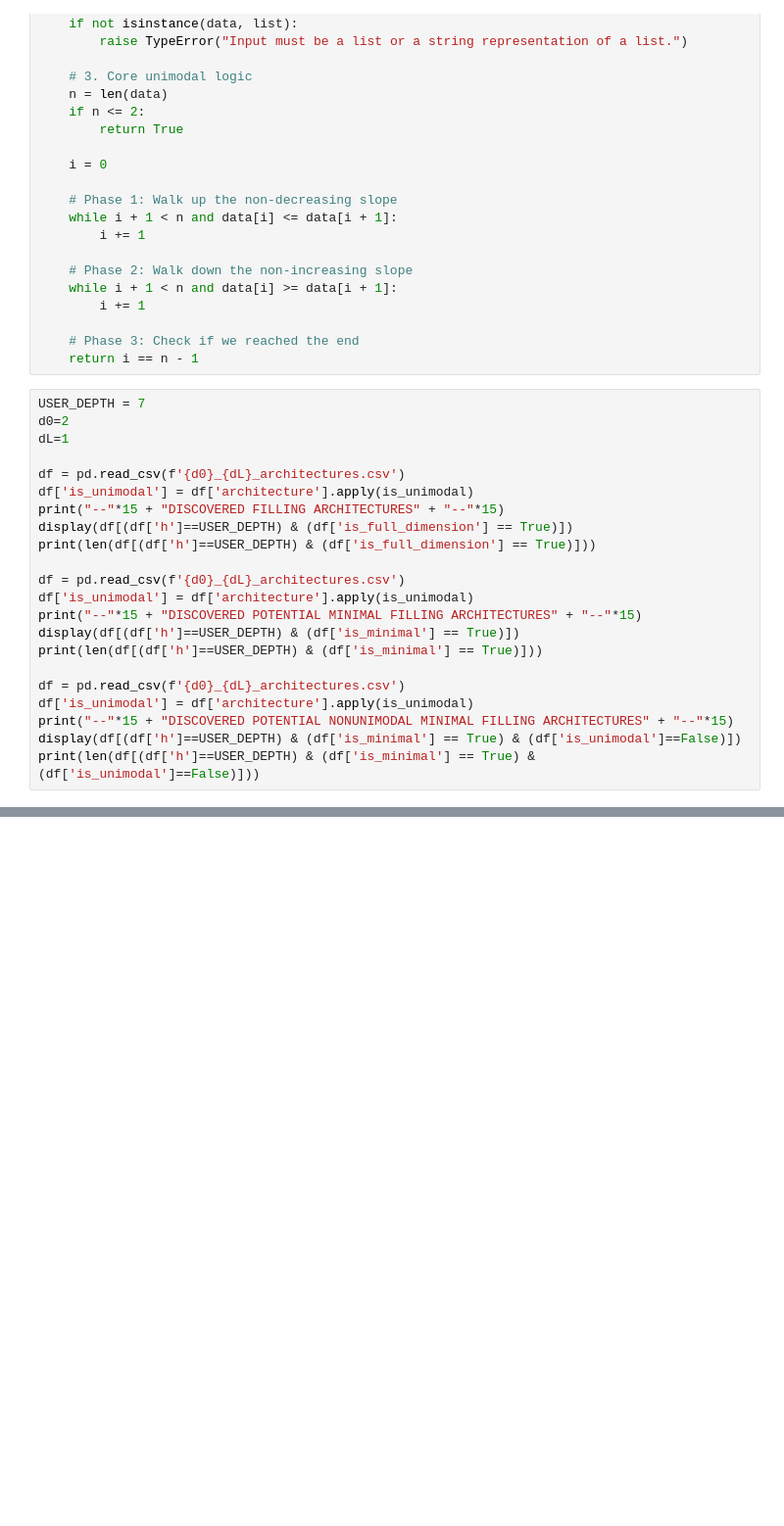
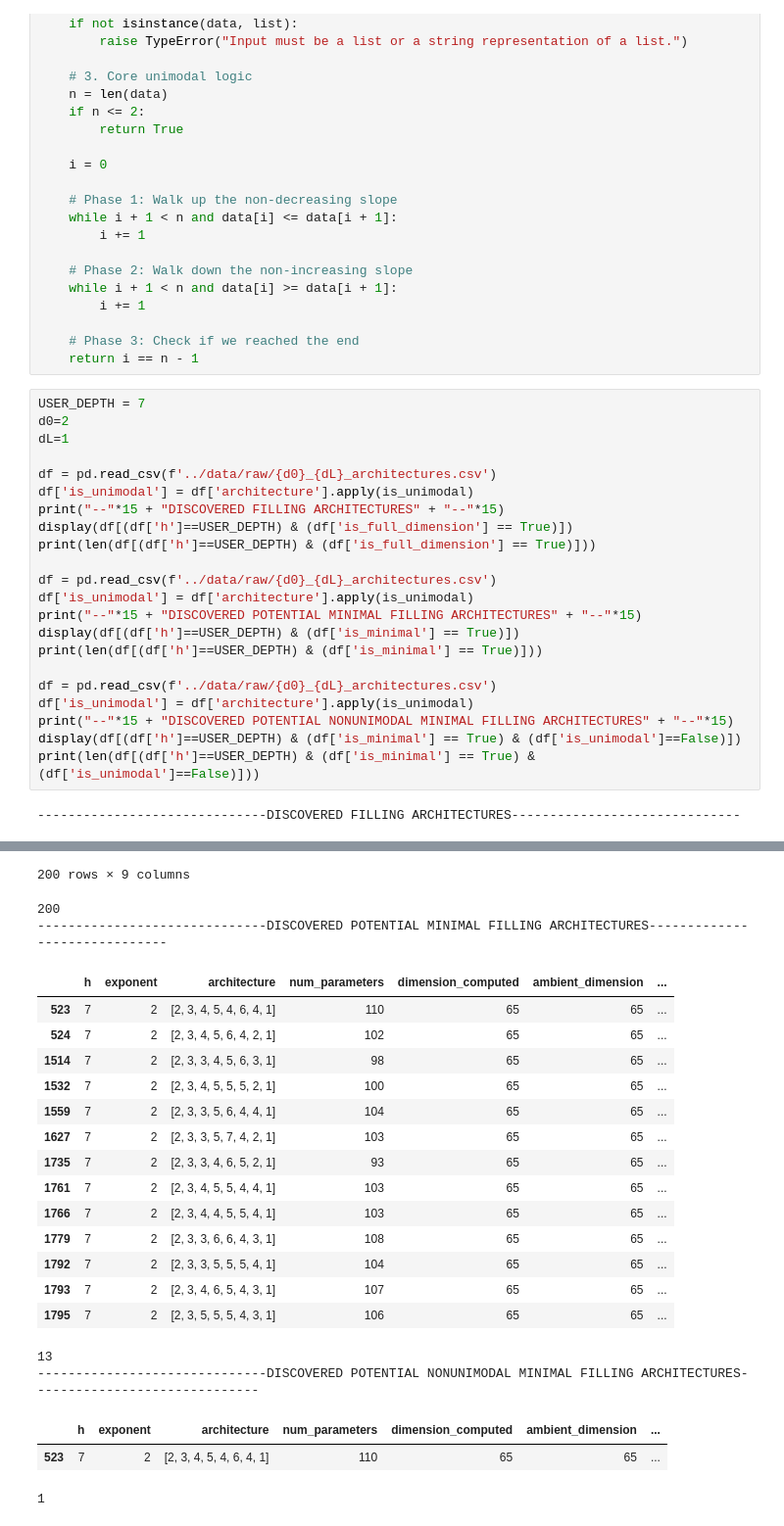
Before and after one commit to daokevin06/MFA_PNNs, a Jupyter notebook: notebooks/flexible_search.ipynb, the cells around one changed output, grey strips where cells are left out. Shown at 98% size. Saved outputs shown, nothing was run; the diff lists cells and outputs as text; blank space fills up the shorter version.

```diff
--- a/flexible_search.ipynb
+++ b/notebooks/flexible_search.ipynb
@@ -483,20 +518,22 @@ USER_DEPTH = 7
 d0=2
 dL=1
 
-df = pd.read_csv(f'{d0}_{dL}_architectures.csv')
+df = pd.read_csv(f'../data/raw/{d0}_{dL}_architectures.csv')
 df['is_unimodal'] = df['architecture'].apply(is_unimodal)
 print("--"*15 + "DISCOVERED FILLING ARCHITECTURES" + "--"*15)
 display(df[(df['h']==USER_DEPTH) & (df['is_full_dimension'] == True)])
 print(len(df[(df['h']==USER_DEPTH) & (df['is_full_dimension'] == True)]))
 
-df = pd.read_csv(f'{d0}_{dL}_architectures.csv')
+df = pd.read_csv(f'../data/raw/{d0}_{dL}_architectures.csv')
 df['is_unimodal'] = df['architecture'].apply(is_unimodal)
 print("--"*15 + "DISCOVERED POTENTIAL MINIMAL FILLING ARCHITECTURES" + "--"*15)
 display(df[(df['h']==USER_DEPTH) & (df['is_minimal'] == True)])
 print(len(df[(df['h']==USER_DEPTH) & (df['is_minimal'] == True)]))
 
-df = pd.read_csv(f'{d0}_{dL}_architectures.csv')
+df = pd.read_csv(f'../data/raw/{d0}_{dL}_architectures.csv')
 df['is_unimodal'] = df['architecture'].apply(is_unimodal)
 print("--"*15 + "DISCOVERED POTENTIAL NONUNIMODAL MINIMAL FILLING ARCHITECTURES" + "--"*15)
 display(df[(df['h']==USER_DEPTH) & (df['is_minimal'] == True) & (df['is_unimodal']==False)])
 print(len(df[(df['h']==USER_DEPTH) & (df['is_minimal'] == True) & (df['is_unimodal']==False)]))
+# %% [output]
+------------------------------DISCOVERED FILLING ARCHITECTURES------------------------------
@@ -503,3 +552,25 @@ print(len(df[(df['h']==USER_DEPTH) & (df['is_minimal'] == True) & (df['is_unimod
+200 rows × 9 columns
+200
+------------------------------DISCOVERED POTENTIAL MINIMAL FILLING ARCHITECTURES------------------------------
+|  | h | exponent | architecture | num_parameters | dimension_computed | ambient_dimension | ... |
+| 523 | 7 | 2 | [2, 3, 4, 5, 4, 6, 4, 1] | 110 | 65 | 65 | ... |
+| 524 | 7 | 2 | [2, 3, 4, 5, 6, 4, 2, 1] | 102 | 65 | 65 | ... |
+| 1514 | 7 | 2 | [2, 3, 3, 4, 5, 6, 3, 1] | 98 | 65 | 65 | ... |
+| 1532 | 7 | 2 | [2, 3, 4, 5, 5, 5, 2, 1] | 100 | 65 | 65 | ... |
+| 1559 | 7 | 2 | [2, 3, 3, 5, 6, 4, 4, 1] | 104 | 65 | 65 | ... |
+| 1627 | 7 | 2 | [2, 3, 3, 5, 7, 4, 2, 1] | 103 | 65 | 65 | ... |
+| 1735 | 7 | 2 | [2, 3, 3, 4, 6, 5, 2, 1] | 93 | 65 | 65 | ... |
+| 1761 | 7 | 2 | [2, 3, 4, 5, 5, 4, 4, 1] | 103 | 65 | 65 | ... |
+| 1766 | 7 | 2 | [2, 3, 4, 4, 5, 5, 4, 1] | 103 | 65 | 65 | ... |
+| 1779 | 7 | 2 | [2, 3, 3, 6, 6, 4, 3, 1] | 108 | 65 | 65 | ... |
+| 1792 | 7 | 2 | [2, 3, 3, 5, 5, 5, 4, 1] | 104 | 65 | 65 | ... |
+| 1793 | 7 | 2 | [2, 3, 4, 6, 5, 4, 3, 1] | 107 | 65 | 65 | ... |
+| 1795 | 7 | 2 | [2, 3, 5, 5, 5, 4, 3, 1] | 106 | 65 | 65 | ... |
+13
+------------------------------DISCOVERED POTENTIAL NONUNIMODAL MINIMAL FILLING ARCHITECTURES------------------------------
+|  | h | exponent | architecture | num_parameters | dimension_computed | ambient_dimension | ... |
+| 523 | 7 | 2 | [2, 3, 4, 5, 4, 6, 4, 1] | 110 | 65 | 65 | ... |
+1
 # %%
 from sage.all import *
 import itertools
```
Also changed, not shown: parts of 3 cells of this notebook, 27 other files.
